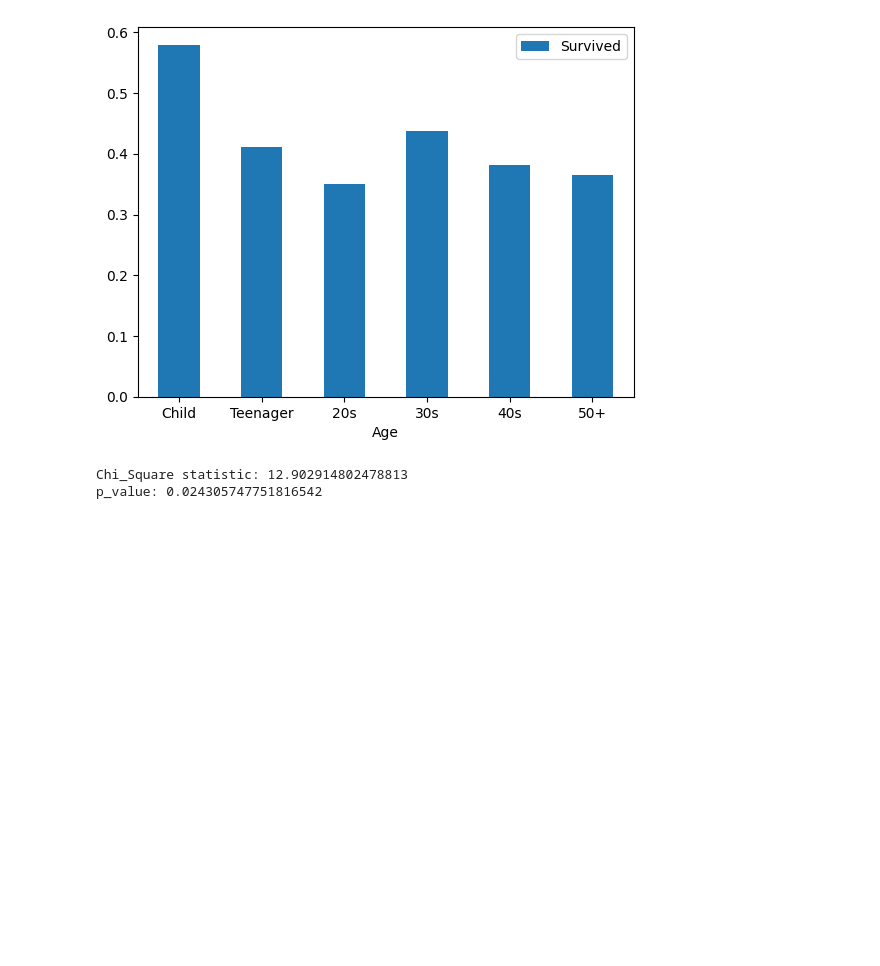
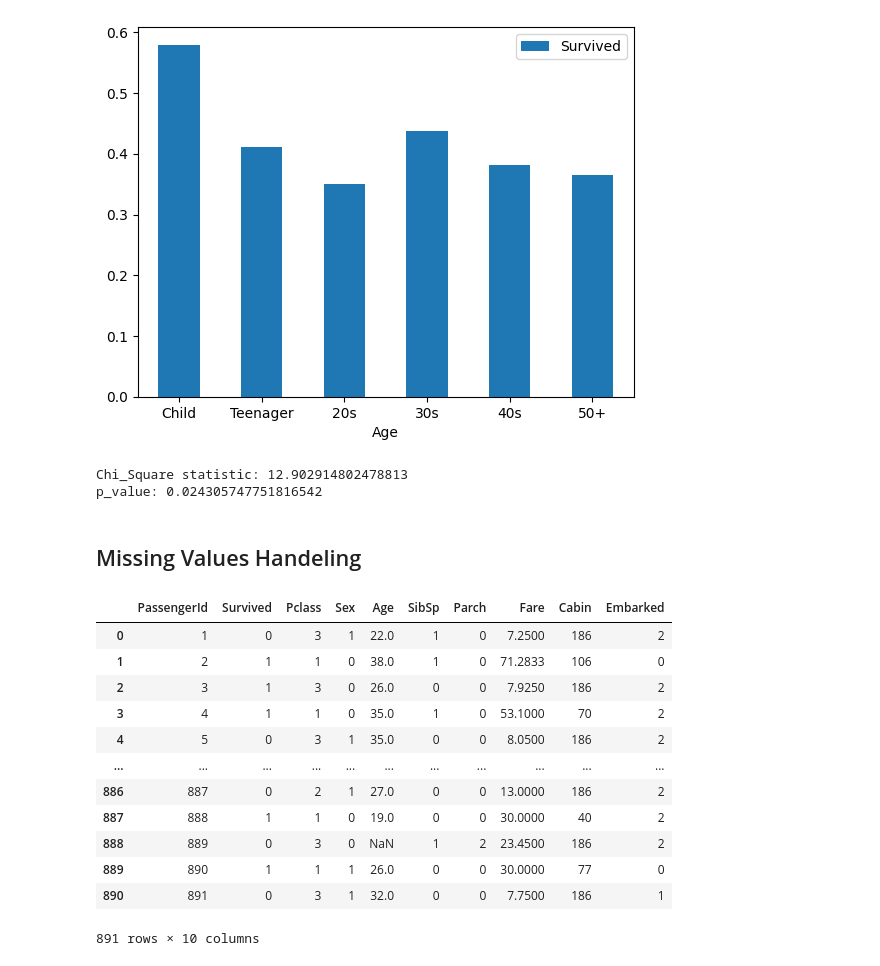
Before and after one commit to essiesalari/Titanic-ML, a Jupyter notebook: TitanicML.ipynb, the cells around one changed output. Saved outputs shown, nothing was run; the diff lists cells and outputs as text; code cells hidden in the pictures; blank space fills up the shorter version.

```diff
--- a/TitanicML.ipynb
+++ b/TitanicML.ipynb
@@ -158,3 +179,32 @@ print(f'p_value: {p_value}')
 # %% [output]
 Chi_Square statistic: 12.902914802478813
 p_value: 0.024305747751816542
+# %% [markdown]
+## Missing Values Handeling
+# %%
+# Drop useless columns in ML
+df_train = df_train.drop(['Name', 'Ticket'], axis=1)
+df_test = df_test.drop(['Name', 'Ticket'], axis=1)
+
+# Encoding categorical feilds
+from sklearn.preprocessing import LabelEncoder
+columns_to_encode = ['Sex', 'Cabin', 'Embarked']
+for column in columns_to_encode:
+    le = LabelEncoder()
+    le.fit(pd.concat([df_train[column], df_test[column]]))
+    df_train[column] = le.transform(df_train[column])
+    df_test[column] = le.transform(df_test[column])
+# %% [output]
+|  | PassengerId | Survived | Pclass | Sex | Age | SibSp | Parch | Fare | Cabin | Embarked |
+| 0 | 1 | 0 | 3 | 1 | 22.0 | 1 | 0 | 7.2500 | 186 | 2 |
+| 1 | 2 | 1 | 1 | 0 | 38.0 | 1 | 0 | 71.2833 | 106 | 0 |
+| 2 | 3 | 1 | 3 | 0 | 26.0 | 0 | 0 | 7.9250 | 186 | 2 |
+| 3 | 4 | 1 | 1 | 0 | 35.0 | 1 | 0 | 53.1000 | 70 | 2 |
+| 4 | 5 | 0 | 3 | 1 | 35.0 | 0 | 0 | 8.0500 | 186 | 2 |
+| ... | ... | ... | ... | ... | ... | ... | ... | ... | ... | ... |
+| 886 | 887 | 0 | 2 | 1 | 27.0 | 0 | 0 | 13.0000 | 186 | 2 |
+| 887 | 888 | 1 | 1 | 0 | 19.0 | 0 | 0 | 30.0000 | 40 | 2 |
+| 888 | 889 | 0 | 3 | 0 | NaN | 1 | 2 | 23.4500 | 186 | 2 |
+| 889 | 890 | 1 | 1 | 1 | 26.0 | 0 | 0 | 30.0000 | 77 | 0 |
+| 890 | 891 | 0 | 3 | 1 | 32.0 | 0 | 0 | 7.7500 | 186 | 1 |
+891 rows × 10 columns
```
Also changed, not shown: parts of 2 cells of this notebook.
